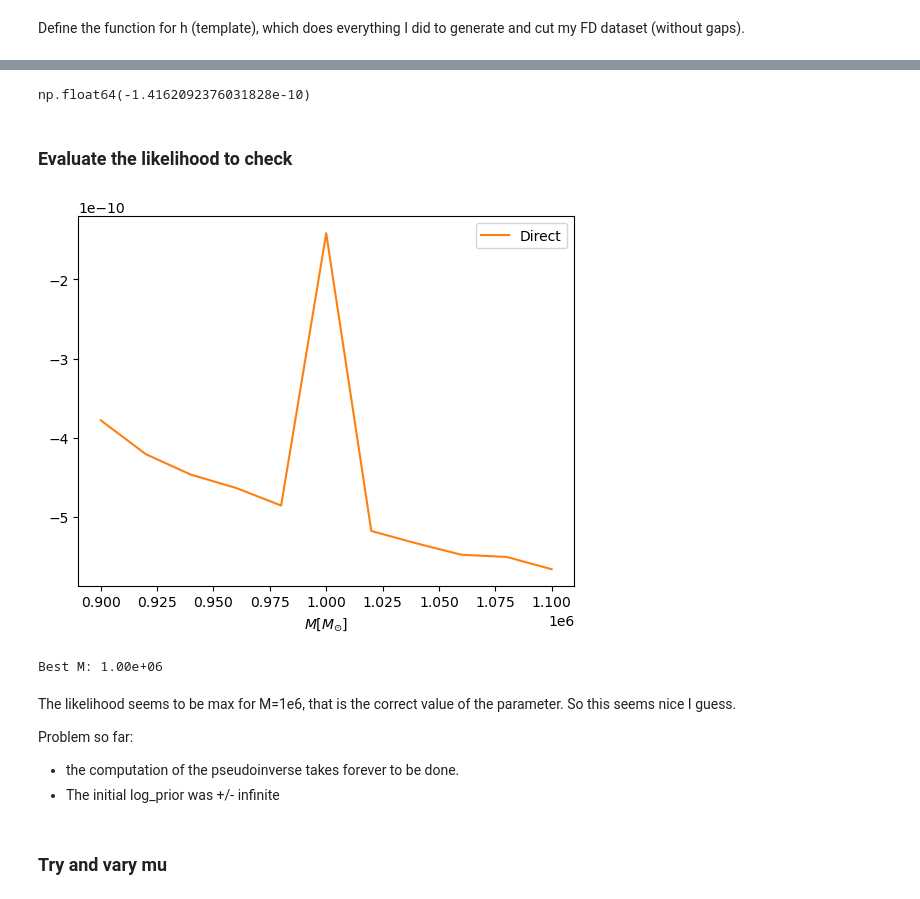
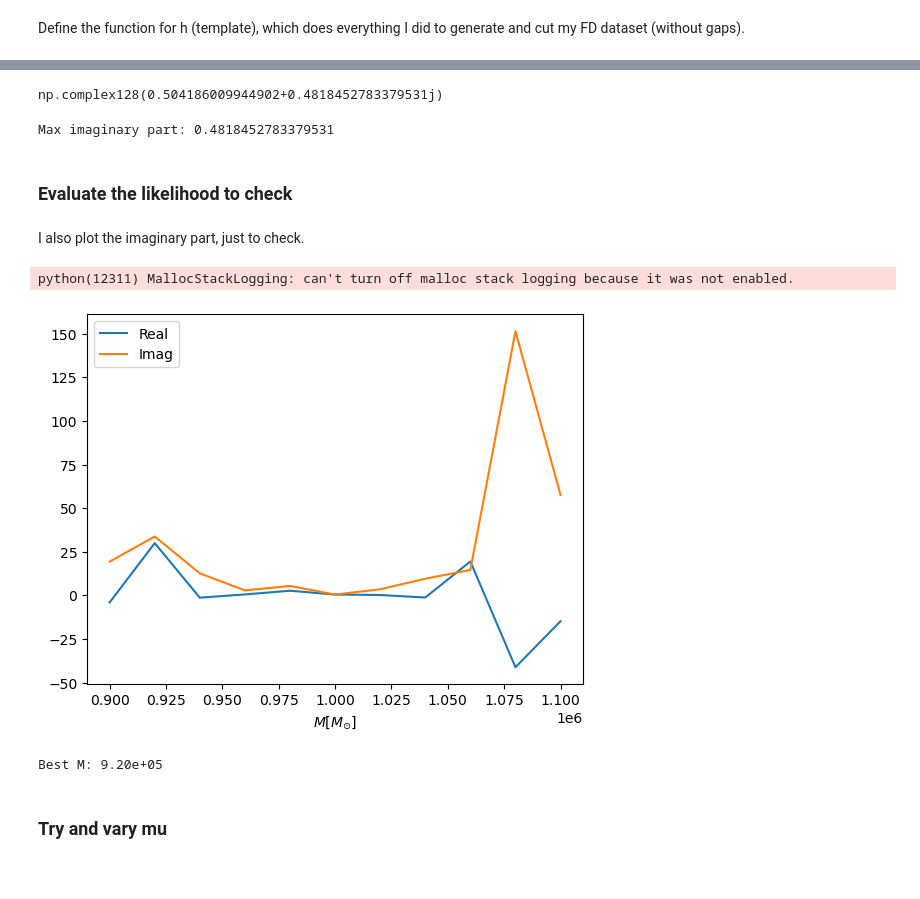
Before and after one commit to GiuliaConti/master_thesis_public, a Jupyter notebook: FD_gated_likelihood_study_2ndImpl.ipynb, the cells around one changed output, grey strips where cells are left out. Cells and saved outputs as stored; diff of their text form; code cells hidden in the pictures.

```diff
--- a/FD_gated_likelihood_study_2ndImpl.ipynb
+++ b/FD_gated_likelihood_study_2ndImpl.ipynb
@@ -310,12 +322,9 @@ Then, compute W_tilde
 # %%
-from scipy.linalg import circulant
-# Invece di fare FFT di W (matrice), fai FFT di w (vettore)
-w_tilde = np.fft.rfft(w) * dt  # FFT del vettore w
+w_tilde = np.fft.rfft(w) * dt  # DFT of w
 
-W_tilde = circulant(w_tilde)
+W_tilde = np.diag(w_tilde) # W with w_tilde as its diagonal
 
-# Filtra
-W_tilde_filt = W_tilde[np.ix_(mask, mask)]
+W_tilde_filt = W_tilde[np.ix_(mask, mask)] # take only frequencies s.t. f>f_min
 
 print(f"W_tilde_filt shape: {W_tilde_filt.shape}")
 print(f"Sigma_tilde_filt shape: {Sigma_tilde_filt.shape}")
@@ -333,3 +336,3 @@ print(Sigma_tilde_filt.shape)
 # %%
-Sigma_tilde_gated = W_tilde_filt @ Sigma_tilde_filt @ W_tilde_filt.conj().T
+Sigma_tilde_gated = W_tilde_filt @ Sigma_tilde_filt @ W_tilde_filt
 # %% [markdown]
@@ -406,5 +416,5 @@ Define the likelihood function.
 # %%
-def log_likelihood(d, *emri_waveform_args, pinv_Sigma=pinv_Sigma_tilde_gated, complex=False):
+def log_likelihood(d, *emri_waveform_args, pinv_Sigma=pinv_Sigma_tilde_gated):
     """
     Compute the gated log-likelihood presented in Eq.52 of Burke+(2025) paper.
     where `h` is produced by `signal_gen(*emri_waveform_args)`.
@@ -424,24 +434,25 @@ def log_likelihood(d, *emri_waveform_args, pinv_Sigma=pinv_Sigma_tilde_gated, co
 
     r = residual_computation(d[0], W, h[0])
 
-    prod = np.vdot(r, pinv_Sigma @ r)
-
-    if complex==False:
-        prod = np.abs(prod)
-    if complex==True:
-        prod = np.real(prod)
-    return -0.5 * prod
+    return -0.5 * np.conj(r).T @ pinv_Sigma @ r
 # %%
 log_likelihood(chans, *emri_waveform_args)
 # %% [output]
-np.float64(-1.4162092376031828e-10)
+np.complex128(0.504186009944902+0.4818452783379531j)
+# %%
+max_imag = np.max(np.abs(np.imag(log_likelihood(chans, *emri_waveform_args))))
+print("Max imaginary part:", max_imag)
+# %% [output]
+Max imaginary part: 0.4818452783379531
 # %% [markdown]
 ### Evaluate the likelihood to check
+# %% [markdown]
+I also plot the imaginary part, just to check.
 # %%
 M_grid = np.linspace(9e5, 1.1e6, 11)
 
-direct_logL = -1 * np.ones(len(M_grid))
-lisatools_logL = -1 * np.ones(len(M_grid))
+real_logL = -1 * np.ones(len(M_grid))
+imag_logL = -1 * np.ones(len(M_grid))
 
 # Generate a waveform
 start = time.time()
@@ -469,29 +480,28 @@ for idx, M in tqdm(enumerate(M_grid), total=len(M_grid), desc='M grid'):
     ]
 
 
-    direct_logL[idx] = log_likelihood(chans, *emri_waveform_args_M)
+    ll = log_likelihood(chans, *emri_waveform_args_M)
+    real_logL[idx] = np.real(ll)
+    imag_logL[idx] = np.imag(ll)
+# %% [output]
+python(12311) MallocStackLogging: can't turn off malloc stack logging because it was not enabled.
 # %%
-plt.plot(M_grid, direct_logL, color='C1', label='Direct')
+plt.plot(M_grid, real_logL, label='Real')
+plt.plot(M_grid, imag_logL, label='Imag')
 
 plt.xlabel(r'$M [M_{\odot}]$')
 plt.legend()
 plt.show()
 # %% [output]
-[figure, old version]
+[figure, new version]
 # %%
-max_idx = np.argmax(direct_logL)
+max_idx = np.argmax(real_logL)
 M_best = M_grid[max_idx]
-logL_max = direct_logL[max_idx]
+logL_max = real_logL[max_idx]
 
 print(f"Best M: {M_best:.2e}")
 # %% [output]
-Best M: 1.00e+06
+Best M: 9.20e+05
-# %% [markdown]
-The likelihood seems to be max for M=1e6, that is the correct value of the parameter. So this seems nice I guess.
-
-Problem so far:
-- the computation of the pseudoinverse takes forever to be done.
-- The initial log_prior was +/- infinite
 # %% [markdown]
 ### Try and vary mu
 # %%
```
Also changed, not shown: parts of 30 cells of this notebook, 1 other file.
